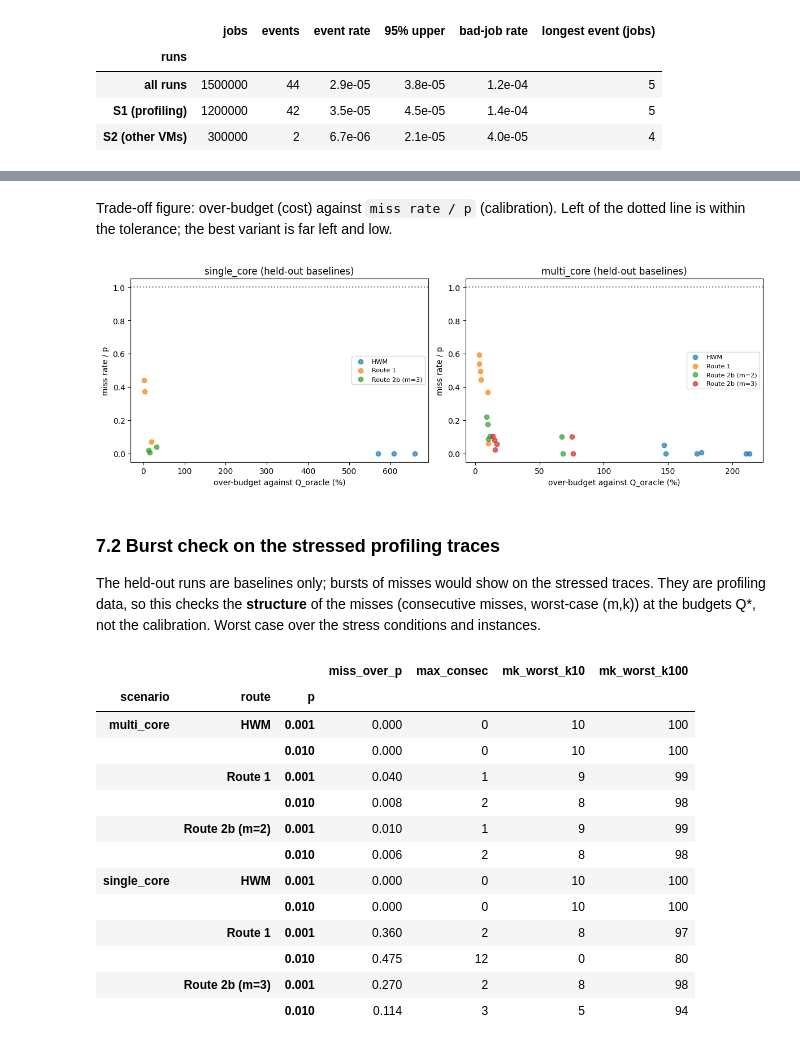
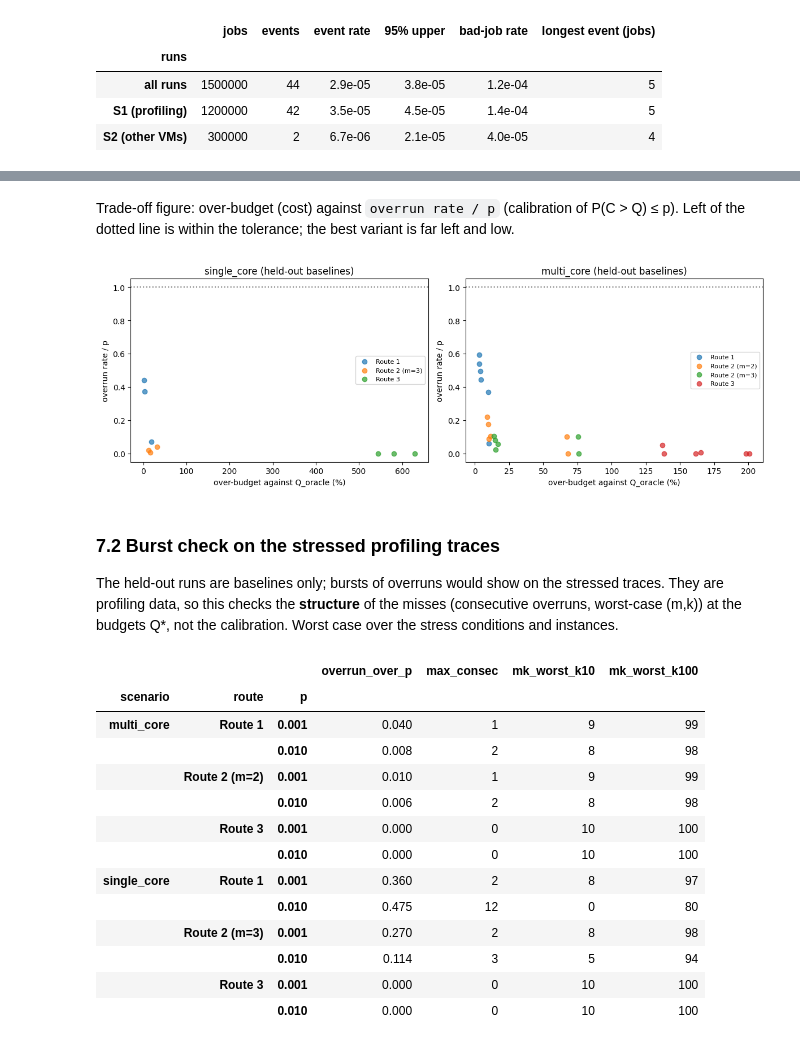
Before and after one commit to pippi2802/GraduationProject, a Jupyter notebook: research-questions/RQ2/analysis/analysis_template2.ipynb, the cells around one changed output, grey strips where cells are left out. Saved outputs shown, nothing was run; the diff lists cells and outputs as text; code cells hidden in the pictures.

```diff
--- a/research-questions/RQ2/analysis/analysis_template2.ipynb
+++ b/research-questions/RQ2/analysis/analysis_template2.ipynb
@@ -136,24 +136,24 @@ def overlap_mask(sa, ea, sb, eb):
     out[ok] = pm[hi[ok] - 1] >= sa[ok]
     return out
 
-def mk_worst(miss, k):
-    """minimum number of MET deadlines in any window of k consecutive jobs"""
-    if len(miss) < k:
+def mk_worst(over, k):
+    """minimum number of jobs within the budget (C <= Q) in any window of k consecutive jobs"""
+    if len(over) < k:
         return np.nan
-    return int(np.convolve((~miss).astype(np.int64), np.ones(k, dtype=np.int64), mode="valid").min())
+    return int(np.convolve((~over).astype(np.int64), np.ones(k, dtype=np.int64), mode="valid").min())
 
-def max_consecutive(miss):
-    if not miss.any():
+def max_consecutive(over):
+    if not over.any():
         return 0
-    e = np.diff(np.concatenate(([0], miss.astype(np.int8), [0])))
+    e = np.diff(np.concatenate(([0], over.astype(np.int8), [0])))
     return int((np.flatnonzero(e == -1) - np.flatnonzero(e == 1)).max())
 
 def replay(x, q, p):
-    """miss model C > Q on a trace"""
-    miss = x > q
-    out = dict(miss_rate=miss.mean(), miss_over_p=miss.mean() / p, max_consec=max_consecutive(miss))
+    """budget overruns C > Q on a trace"""
+    over = x > q
+    out = dict(overrun_rate=over.mean(), overrun_over_p=over.mean() / p, max_consec=max_consecutive(over))
     for k in K_LIST:
-        out[f"mk_worst_k{k}"] = mk_worst(miss, k)
+        out[f"mk_worst_k{k}"] = mk_worst(over, k)
     return out
 # %% [markdown]
 ## 1. Stress profiling
@@ -603,8 +603,8 @@ def budget_table(m_used):
     for (s, i, p), r in final.iterrows():
         a = alpha_drift_p[(s, p)]
         rows.append(dict(scenario=s, instance_id=i, p=p, route="Route 1", Q_ms=r.C_p_stress * a))
-        rows.append(dict(scenario=s, instance_id=i, p=p, route=f"Route 2b (m={m_used[s]})", Q_ms=r.C_p_base * ALPHA_PLATFORM[m_used[s]] * a))
-        rows.append(dict(scenario=s, instance_id=i, p=p, route="HWM", Q_ms=hwm_ms(s, i) * alpha_drift_p[(s, HWM_P)] / HWM_MARGIN))
+        rows.append(dict(scenario=s, instance_id=i, p=p, route=f"Route 2 (m={m_used[s]})", Q_ms=r.C_p_base * ALPHA_PLATFORM[m_used[s]] * a))
+        rows.append(dict(scenario=s, instance_id=i, p=p, route="Route 3", Q_ms=hwm_ms(s, i) * alpha_drift_p[(s, HWM_P)]))
     return pd.DataFrame(rows)
 
 M_ALT = {s: max(ALPHA_PLATFORM) for s in SCENARIOS}                    # conservative alternative, for comparison
@@ -612,7 +612,7 @@ bt_all = pd.concat([budget_table(M_USED), budget_table(M_ALT)]).drop_duplicates(
 dep = bt_all.groupby(["scenario", "route", "p"], as_index=False).Q_ms.max()          # one reservation: max over instances
 dep["Q_over_T"] = dep.Q_ms / T_MS
 dep["admitted"] = dep.Q_over_T <= ADMISSION_MAX
-dep["in_use"] = [r in ("Route 1", "HWM") or r == f"Route 2b (m={M_USED[s]})" for s, r in zip(dep.scenario, dep.route)]
+dep["in_use"] = [r in ("Route 1", "Route 3") or r == f"Route 2 (m={M_USED[s]})" for s, r in zip(dep.scenario, dep.route)]
 
 u = dep[dep.in_use].assign(cell=lambda x: x.Q_ms.round(2).astype(str) + " (" + x.Q_over_T.round(2).astype(str) + ")")
 t = u.pivot_table(index=["scenario", "route"], columns="p", values="cell", aggfunc="first")
@@ -640,7 +640,7 @@ def alpha_drift_at(scen, p):
     return float(np.exp(np.interp(np.log(p), np.log(a.index.values), np.log(a.values))))
 
 def _route_name(scen, route):
-    return "Route 1" if route == "Route 1" else f"Route 2b (m={M_USED[scen]})"
+    return "Route 1" if route == "Route 1" else f"Route 2 (m={M_USED[scen]})"
 
 _curves = {}
 def _curve(scen, route):
@@ -657,7 +657,7 @@ def budget_at(scen, route, p):
     return float(np.exp(np.interp(np.log(p), np.log(pg), np.log(q))))
 
 def risk_at(scen, route, Q_ms):
-    """per-job miss probability of the budget Q (ms); end values (1e-4, 0.3) outside the curve"""
+    """per-job overrun probability P(C > Q) of the budget Q (ms); end values (1e-4, 0.3) outside the curve"""
     pg, q = _curve(scen, route)
     o = np.argsort(q)
     return float(np.exp(np.interp(np.log(Q_ms), np.log(q[o]), np.log(pg[o]))))
@@ -665,15 +665,15 @@ def risk_at(scen, route, Q_ms):
 fig, axes = plt.subplots(1, len(SCENARIOS), figsize=(6 * len(SCENARIOS), 4.2), squeeze=False)
 for ax, s in zip(axes[0], SCENARIOS):
     pg = np.logspace(-3.3, -0.7, 40)
-    for route in ("Route 1", "Route 2b"):
+    for route in ("Route 1", "Route 2"):
         name = _route_name(s, route)
         conds, plat = (STRESS, 1.0) if route == "Route 1" else (BASELINES, ALPHA_PLATFORM[M_USED[s]])
         q = np.array([q_point(s, conds, p) * plat * alpha_drift_at(s, p) for p in pg])
         line, = ax.semilogy(q / T_MS, pg, label=name)
         m = dep[(dep.scenario == s) & (dep.route == name)]
         ax.plot(m.Q_over_T, m.p, "o", color=line.get_color(), mec="k", ms=6)
-    h = dep[(dep.scenario == s) & (dep.route == "HWM")]
-    ax.axvline(h.Q_over_T.iloc[0], color="k", ls="--", lw=1, label="HWM (no probability)")
+    h = dep[(dep.scenario == s) & (dep.route == "Route 3")]
+    ax.axvline(h.Q_over_T.iloc[0], color="k", ls="--", lw=1, label="Route 3 (no probability)")
     ax.axvline(ADMISSION_MAX, color="grey", ls=":", label=f"admission {ADMISSION_MAX}")
     ax.set(title=s, xlabel="Q / T", ylabel="risk(Q | T) = p"); ax.legend(fontsize=8)
 plt.tight_layout(); plt.show()
@@ -803,18 +803,18 @@ display(o.groupby(["scenario", "route", "p"]).agg(miss_over_p=("miss_over_p", "m
 # %% [markdown]
-Trade-off figure: over-budget (cost) against `miss rate / p` (calibration). Left of the dotted line is within the tolerance; the best variant is far left and low.
+Trade-off figure: over-budget (cost) against `overrun rate / p` (calibration of P(C > Q) ≤ p). Left of the dotted line is within the tolerance; the best variant is far left and low.
 # %%
 fig, axes = plt.subplots(1, len(SCENARIOS), figsize=(6 * len(SCENARIOS), 4.2), squeeze=False)
 for ax, s in zip(axes[0], SCENARIOS):
     for route, g in off[off.scenario == s].groupby("route"):
-        ax.scatter(g.over_budget * 100, g.miss_over_p, label=route, alpha=.7)
+        ax.scatter(g.over_budget * 100, g.overrun_over_p, label=route, alpha=.7)
     ax.axhline(1, color="grey", ls=":")
-    ax.set(title=f"{s} (held-out baselines)", xlabel="over-budget against Q_oracle (%)", ylabel="miss rate / p"); ax.legend(fontsize=8)
+    ax.set(title=f"{s} (held-out baselines)", xlabel="over-budget against Q_oracle (%)", ylabel="overrun rate / p"); ax.legend(fontsize=8)
 plt.tight_layout(); plt.show()
 # %% [output]
-[figure, old version]
+[figure, new version]
 # %% [markdown]
 ### 7.2 Burst check on the stressed profiling traces
-The held-out runs are baselines only; bursts of misses would show on the stressed traces. They are profiling data, so this checks the **structure** of the misses (consecutive misses, worst-case (m,k)) at the budgets Q*, not the calibration. Worst case over the stress conditions and instances.
+The held-out runs are baselines only; bursts of overruns would show on the stressed traces. They are profiling data, so this checks the **structure** of the misses (consecutive overruns, worst-case (m,k)) at the budgets Q*, not the calibration. Worst case over the stress conditions and instances.
 # %%
 burst = []
 for s in SCENARIOS:
@@ -824,22 +824,22 @@ for s in SCENARIOS:
                 burst.append(dict(scenario=s, condition=c, route=r.route, p=r.p, **replay(s1_series[(s, c, i)], r.Q_ms, r.p)))
 burst = pd.DataFrame(burst)
 display(burst[burst.p.isin(TEST_P)].groupby(["scenario", "route", "p"]).agg(
-    miss_over_p=("miss_over_p", "max"), max_consec=("max_consec", "max"), **{f"mk_worst_k{k}": (f"mk_worst_k{k}", "min") for k in K_LIST}).round(3))
+    overrun_over_p=("overrun_over_p", "max"), max_consec=("max_consec", "max"), **{f"mk_worst_k{k}": (f"mk_worst_k{k}", "min") for k in K_LIST}).round(3))
 # %% [output]
-|  |  |  | miss_over_p | max_consec | mk_worst_k10 | mk_worst_k100 |
+|  |  |  | overrun_over_p | max_consec | mk_worst_k10 | mk_worst_k100 |
 | scenario | route | p |  |  |  |  |
-| multi_core | HWM | 0.001 | 0.000 | 0 | 10 | 100 |
+| multi_core | Route 1 | 0.001 | 0.040 | 1 | 9 | 99 |
+|  |  | 0.010 | 0.008 | 2 | 8 | 98 |
+|  | Route 2 (m=2) | 0.001 | 0.010 | 1 | 9 | 99 |
+|  |  | 0.010 | 0.006 | 2 | 8 | 98 |
+|  | Route 3 | 0.001 | 0.000 | 0 | 10 | 100 |
 |  |  | 0.010 | 0.000 | 0 | 10 | 100 |
-|  | Route 1 | 0.001 | 0.040 | 1 | 9 | 99 |
-|  |  | 0.010 | 0.008 | 2 | 8 | 98 |
-|  | Route 2b (m=2) | 0.001 | 0.010 | 1 | 9 | 99 |
-|  |  | 0.010 | 0.006 | 2 | 8 | 98 |
-| single_core | HWM | 0.001 | 0.000 | 0 | 10 | 100 |
+| single_core | Route 1 | 0.001 | 0.360 | 2 | 8 | 97 |
+|  |  | 0.010 | 0.475 | 12 | 0 | 80 |
+|  | Route 2 (m=3) | 0.001 | 0.270 | 2 | 8 | 98 |
+|  |  | 0.010 | 0.114 | 3 | 5 | 94 |
+|  | Route 3 | 0.001 | 0.000 | 0 | 10 | 100 |
 |  |  | 0.010 | 0.000 | 0 | 10 | 100 |
-|  | Route 1 | 0.001 | 0.360 | 2 | 8 | 97 |
-|  |  | 0.010 | 0.475 | 12 | 0 | 80 |
-|  | Route 2b (m=3) | 0.001 | 0.270 | 2 | 8 | 98 |
-|  |  | 0.010 | 0.114 | 3 | 5 | 94 |
 # %% [markdown]
 ## 8. Online validation under KubeDeadline
 
```
Also changed, not shown: parts of 31 cells of this notebook, 18 other files.
